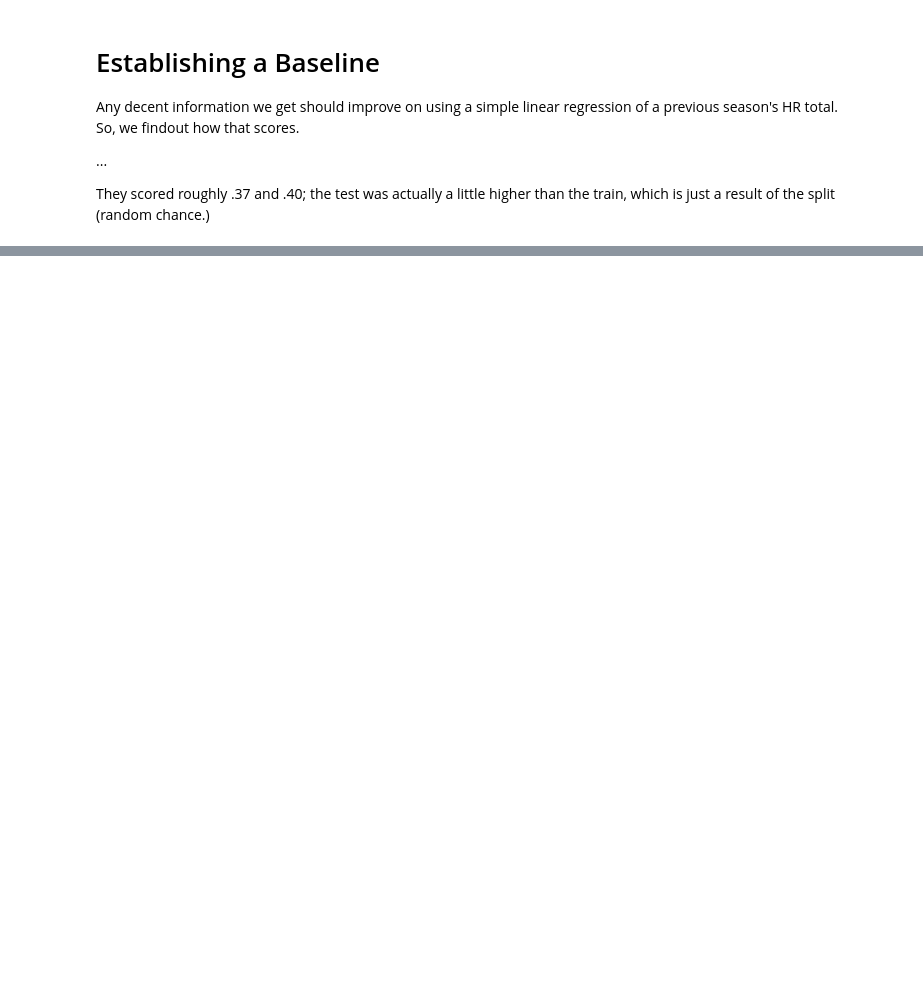
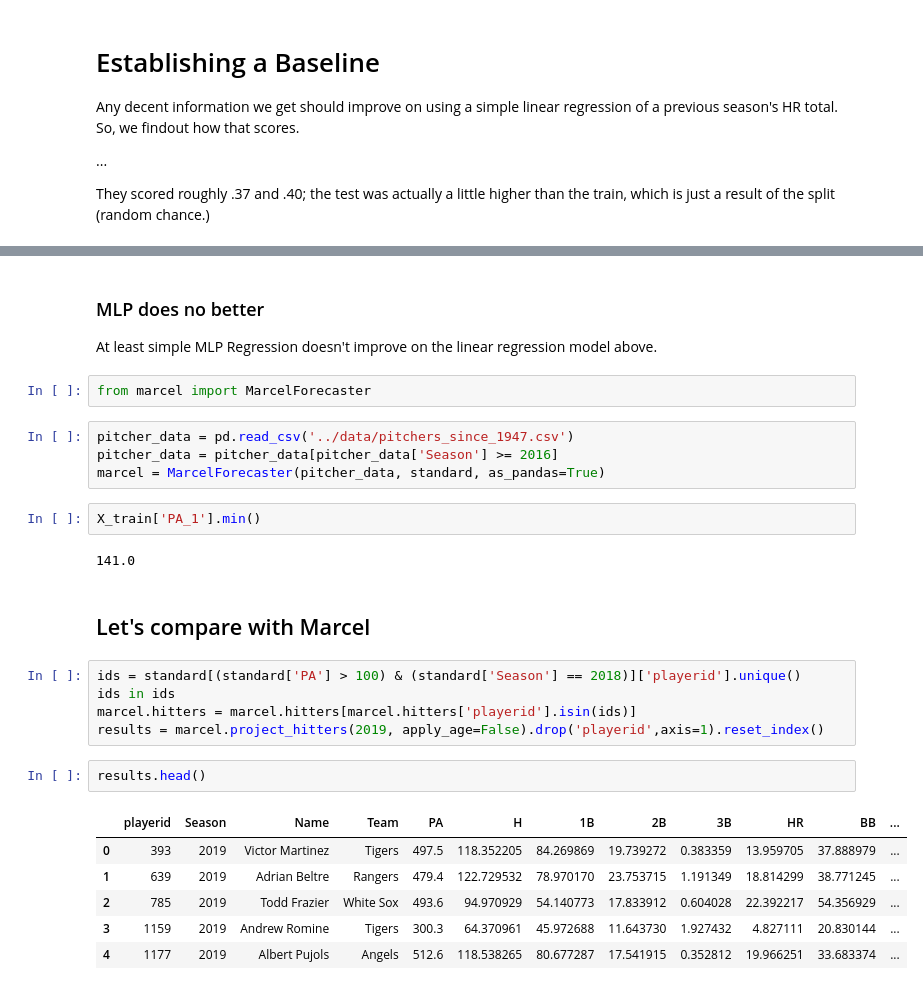
Before and after one commit to philosofool/phi_baseball, a Jupyter notebook: forecast/stat_cast_notebook.ipynb, the cells around one changed output, grey strips where cells are left out. Drawn from its saved outputs; the diff is of its cells as text; blank space fills up the shorter version.

```diff
--- a/forecast/stat_cast_notebook.ipynb
+++ b/forecast/stat_cast_notebook.ipynb
@@ -461,0 +474,30 @@ y.shape
+# %% [markdown]
+### MLP does no better
+
+At least simple MLP Regression doesn't improve on the linear regression model above.
+# %%
+from marcel import MarcelForecaster
+# %%
+pitcher_data = pd.read_csv('../data/pitchers_since_1947.csv')
+pitcher_data = pitcher_data[pitcher_data['Season'] >= 2016]
+marcel = MarcelForecaster(pitcher_data, standard, as_pandas=True)
+# %%
+X_train['PA_1'].min()
+# %% [output]
+141.0
+# %% [markdown]
+## Let's compare with Marcel
+# %%
+ids = standard[(standard['PA'] > 100) & (standard['Season'] == 2018)]['playerid'].unique()
+ids in ids
+marcel.hitters = marcel.hitters[marcel.hitters['playerid'].isin(ids)]
+results = marcel.project_hitters(2019, apply_age=False).drop('playerid',axis=1).reset_index()
+# %%
+results.head()
+# %% [output]
+|  | playerid | Season | Name | Team | PA | H | 1B | 2B | 3B | HR | BB | ... |
+| 0 | 393 | 2019 | Victor Martinez | Tigers | 497.5 | 118.352205 | 84.269869 | 19.739272 | 0.383359 | 13.959705 | 37.888979 | ... |
+| 1 | 639 | 2019 | Adrian Beltre | Rangers | 479.4 | 122.729532 | 78.970170 | 23.753715 | 1.191349 | 18.814299 | 38.771245 | ... |
+| 2 | 785 | 2019 | Todd Frazier | White Sox | 493.6 | 94.970929 | 54.140773 | 17.833912 | 0.604028 | 22.392217 | 54.356929 | ... |
+| 3 | 1159 | 2019 | Andrew Romine | Tigers | 300.3 | 64.370961 | 45.972688 | 11.643730 | 1.927432 | 4.827111 | 20.830144 | ... |
+| 4 | 1177 | 2019 | Albert Pujols | Angels | 512.6 | 118.538265 | 80.677287 | 17.541915 | 0.352812 | 19.966251 | 33.683374 | ... |
```
Also changed, not shown: parts of 54 cells of this notebook.
